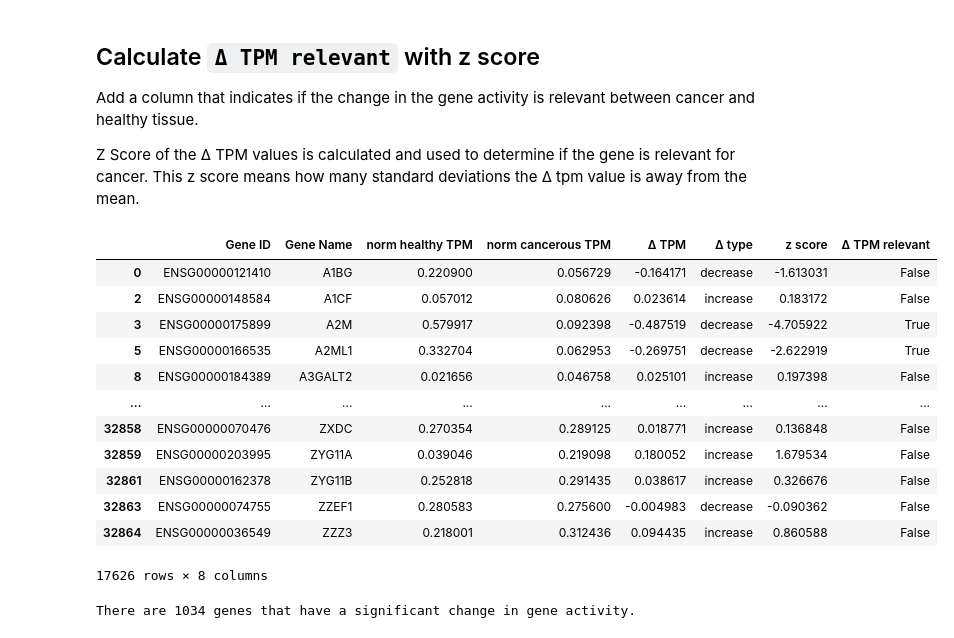
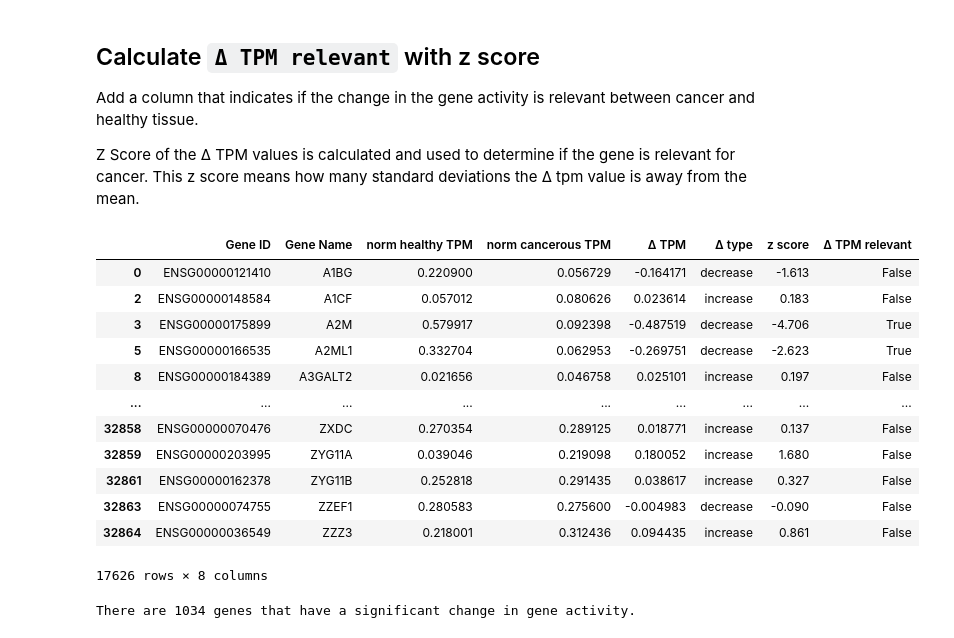
Before and after one commit to SiBergmann/gene_activity_in_lung_cancer, a Jupyter notebook: code/gene_nodes.ipynb, the cells around one changed output. Drawn from its saved outputs; the diff is of its cells as text; code cells hidden in the pictures.

```diff
--- a/code/gene_nodes.ipynb
+++ b/code/gene_nodes.ipynb
@@ -189,24 +189,25 @@ This z score means how many standard deviations the Δ tpm value is away from th
 # %%
 df_nodes_genes['z score'] = zscore(df_nodes_genes['Δ TPM'])
 
 # 1.96 for the highest 5% and the lowest 5% of the normal distribution
 z_threshold = 1.96
 df_nodes_genes['Δ TPM relevant'] = df_nodes_genes['z score'].abs() > z_threshold
+df_nodes_genes['z score'] = df_nodes_genes['z score'].round(3)
 
 df_nodes_genes
 # %% [output]
 |  | Gene ID | Gene Name | norm healthy TPM | norm cancerous TPM | Δ TPM | Δ type | z score | Δ TPM relevant |
-| 0 | ENSG00000121410 | A1BG | 0.220900 | 0.056729 | -0.164171 | decrease | -1.613031 | False |
-| 2 | ENSG00000148584 | A1CF | 0.057012 | 0.080626 | 0.023614 | increase | 0.183172 | False |
-| 3 | ENSG00000175899 | A2M | 0.579917 | 0.092398 | -0.487519 | decrease | -4.705922 | True |
-| 5 | ENSG00000166535 | A2ML1 | 0.332704 | 0.062953 | -0.269751 | decrease | -2.622919 | True |
-| 8 | ENSG00000184389 | A3GALT2 | 0.021656 | 0.046758 | 0.025101 | increase | 0.197398 | False |
+| 0 | ENSG00000121410 | A1BG | 0.220900 | 0.056729 | -0.164171 | decrease | -1.613 | False |
+| 2 | ENSG00000148584 | A1CF | 0.057012 | 0.080626 | 0.023614 | increase | 0.183 | False |
+| 3 | ENSG00000175899 | A2M | 0.579917 | 0.092398 | -0.487519 | decrease | -4.706 | True |
+| 5 | ENSG00000166535 | A2ML1 | 0.332704 | 0.062953 | -0.269751 | decrease | -2.623 | True |
+| 8 | ENSG00000184389 | A3GALT2 | 0.021656 | 0.046758 | 0.025101 | increase | 0.197 | False |
 | ... | ... | ... | ... | ... | ... | ... | ... | ... |
-| 32858 | ENSG00000070476 | ZXDC | 0.270354 | 0.289125 | 0.018771 | increase | 0.136848 | False |
-| 32859 | ENSG00000203995 | ZYG11A | 0.039046 | 0.219098 | 0.180052 | increase | 1.679534 | False |
-| 32861 | ENSG00000162378 | ZYG11B | 0.252818 | 0.291435 | 0.038617 | increase | 0.326676 | False |
-| 32863 | ENSG00000074755 | ZZEF1 | 0.280583 | 0.275600 | -0.004983 | decrease | -0.090362 | False |
-| 32864 | ENSG00000036549 | ZZZ3 | 0.218001 | 0.312436 | 0.094435 | increase | 0.860588 | False |
+| 32858 | ENSG00000070476 | ZXDC | 0.270354 | 0.289125 | 0.018771 | increase | 0.137 | False |
+| 32859 | ENSG00000203995 | ZYG11A | 0.039046 | 0.219098 | 0.180052 | increase | 1.680 | False |
+| 32861 | ENSG00000162378 | ZYG11B | 0.252818 | 0.291435 | 0.038617 | increase | 0.327 | False |
+| 32863 | ENSG00000074755 | ZZEF1 | 0.280583 | 0.275600 | -0.004983 | decrease | -0.090 | False |
+| 32864 | ENSG00000036549 | ZZZ3 | 0.218001 | 0.312436 | 0.094435 | increase | 0.861 | False |
 17626 rows × 8 columns
 # %%
 print("There are {} genes that have a significant change in gene activity.".format(df_nodes_genes['Δ TPM relevant'].sum()))
```
Also changed, not shown: 6 other files.
